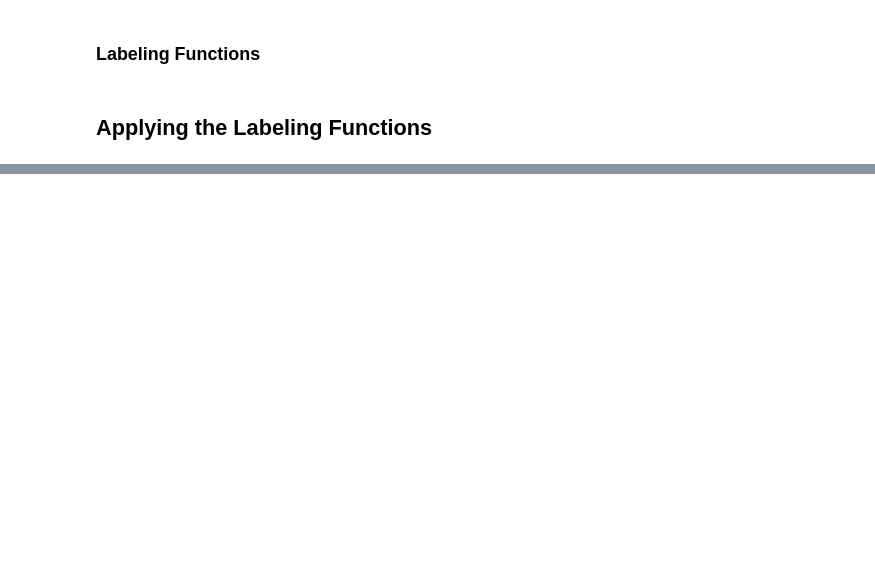
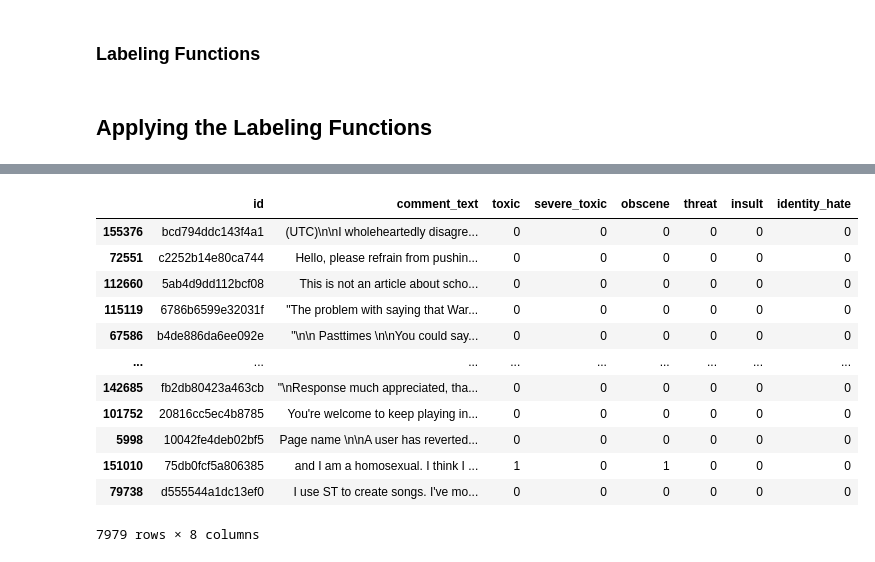
Before and after one commit to JayThibs/Weak-Supervised-Learning-Case-Study, a Jupyter notebook: text_classifier/notebooks/05_toxicity_classification_snorkel_dataset.ipynb, the cells around one changed output, grey strips where cells are left out. Saved outputs shown, nothing was run; the diff lists cells and outputs as text; code cells hidden in the pictures; blank space fills up the shorter version.

```diff
--- a/text_classifier/notebooks/05_toxicity_classification_snorkel_dataset.ipynb
+++ b/text_classifier/notebooks/05_toxicity_classification_snorkel_dataset.ipynb
@@ -397,0 +440,16 @@ with open('L_train_1k_keyword_lookup.pkl','rb') as f:
+# %%
+val_df
+# %% [output]
+|  | id | comment_text | toxic | severe_toxic | obscene | threat | insult | identity_hate |
+| 155376 | bcd794ddc143f4a1 | (UTC)\n\nI wholeheartedly disagre... | 0 | 0 | 0 | 0 | 0 | 0 |
+| 72551 | c2252b14e80ca744 | Hello, please refrain from pushin... | 0 | 0 | 0 | 0 | 0 | 0 |
+| 112660 | 5ab4d9dd112bcf08 | This is not an article about scho... | 0 | 0 | 0 | 0 | 0 | 0 |
+| 115119 | 6786b6599e32031f | "The problem with saying that War... | 0 | 0 | 0 | 0 | 0 | 0 |
+| 67586 | b4de886da6ee092e | "\n\n Pasttimes \n\nYou could say... | 0 | 0 | 0 | 0 | 0 | 0 |
+| ... | ... | ... | ... | ... | ... | ... | ... | ... |
+| 142685 | fb2db80423a463cb | "\nResponse much appreciated, tha... | 0 | 0 | 0 | 0 | 0 | 0 |
+| 101752 | 20816cc5ec4b8785 | You're welcome to keep playing in... | 0 | 0 | 0 | 0 | 0 | 0 |
+| 5998 | 10042fe4deb02bf5 | Page name \n\nA user has reverted... | 0 | 0 | 0 | 0 | 0 | 0 |
+| 151010 | 75db0fcf5a806385 | and I am a homosexual. I think I ... | 1 | 0 | 1 | 0 | 0 | 0 |
+| 79738 | d555544a1dc13ef0 | I use ST to create songs. I've mo... | 0 | 0 | 0 | 0 | 0 | 0 |
+7979 rows × 8 columns
```
Also changed, not shown: parts of 24 cells of this notebook.
